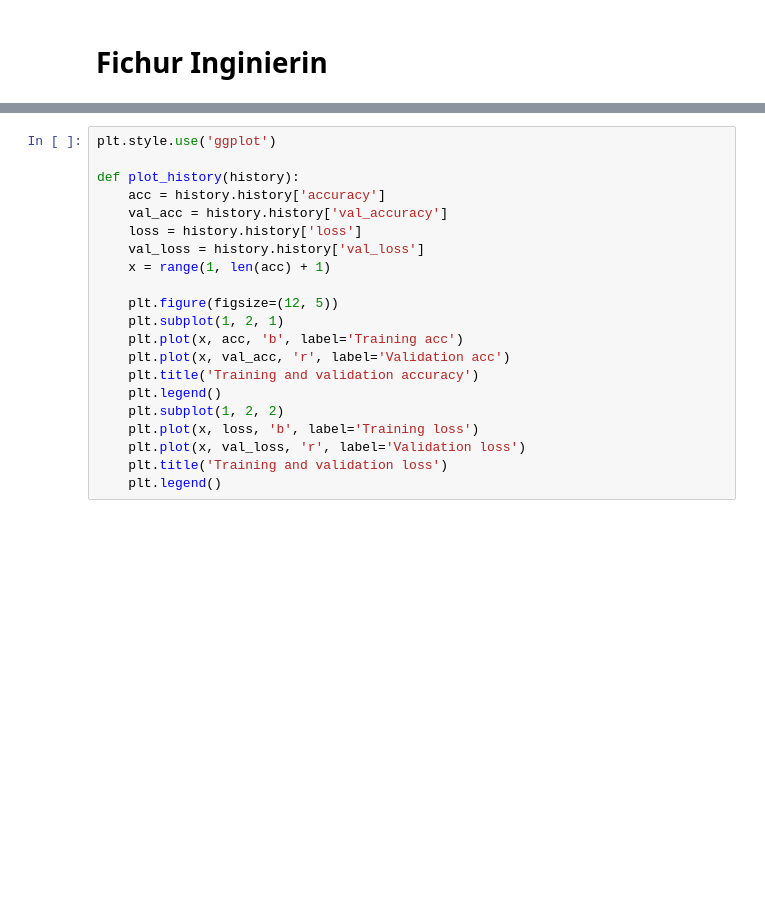
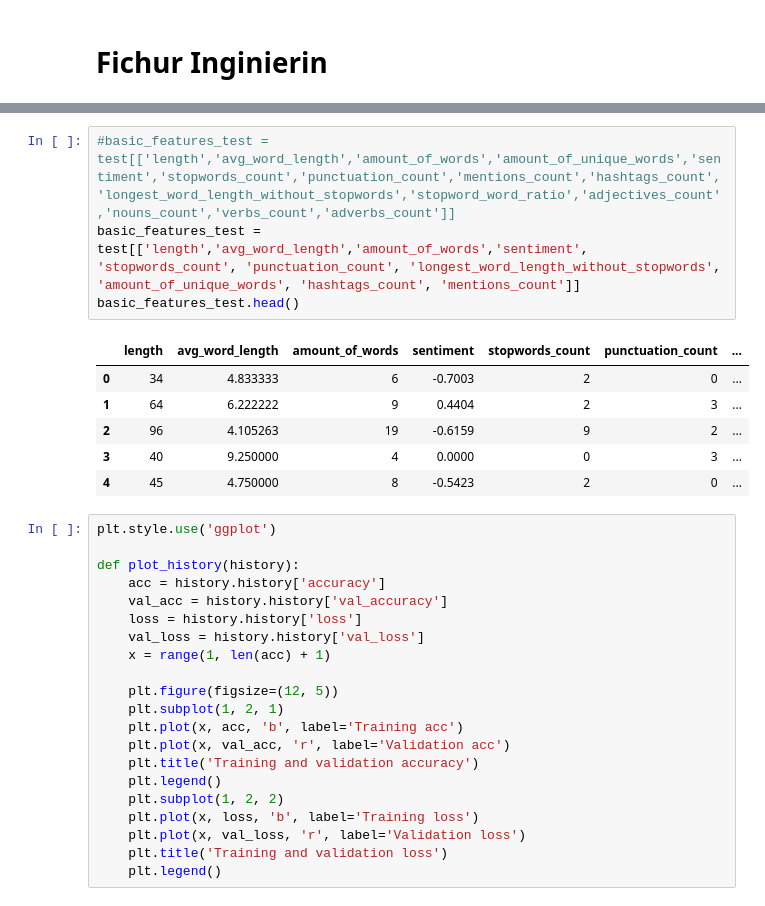
Before and after one commit to milemarchese/OrganizacionDeDatos, a Jupyter notebook: TP2/Modelos Mauro.ipynb, the cells around one changed output, grey strips where cells are left out. Drawn from its saved outputs; the diff is of its cells as text; blank space fills up the shorter version.

```diff
--- a/TP2/Modelos Mauro.ipynb
+++ b/TP2/Modelos Mauro.ipynb
@@ -150,3 +198,14 @@ basic_features.head()
+# %%
+#basic_features_test = test[['length','avg_word_length','amount_of_words','amount_of_unique_words','sentiment','stopwords_count','punctuation_count','mentions_count','hashtags_count','longest_word_length_without_stopwords','stopword_word_ratio','adjectives_count','nouns_count','verbs_count','adverbs_count']]
+basic_features_test = test[['length','avg_word_length','amount_of_words','sentiment', 'stopwords_count', 'punctuation_count', 'longest_word_length_without_stopwords', 'amount_of_unique_words', 'hashtags_count', 'mentions_count']]
+basic_features_test.head()
+# %% [output]
+|  | length | avg_word_length | amount_of_words | sentiment | stopwords_count | punctuation_count | ... |
+| 0 | 34 | 4.833333 | 6 | -0.7003 | 2 | 0 | ... |
+| 1 | 64 | 6.222222 | 9 | 0.4404 | 2 | 3 | ... |
+| 2 | 96 | 4.105263 | 19 | -0.6159 | 9 | 2 | ... |
+| 3 | 40 | 9.250000 | 4 | 0.0000 | 0 | 3 | ... |
+| 4 | 45 | 4.750000 | 8 | -0.5423 | 2 | 0 | ... |
 # %%
 plt.style.use('ggplot')
 
```
Also changed, not shown: parts of 37 cells of this notebook, 14 other files.
